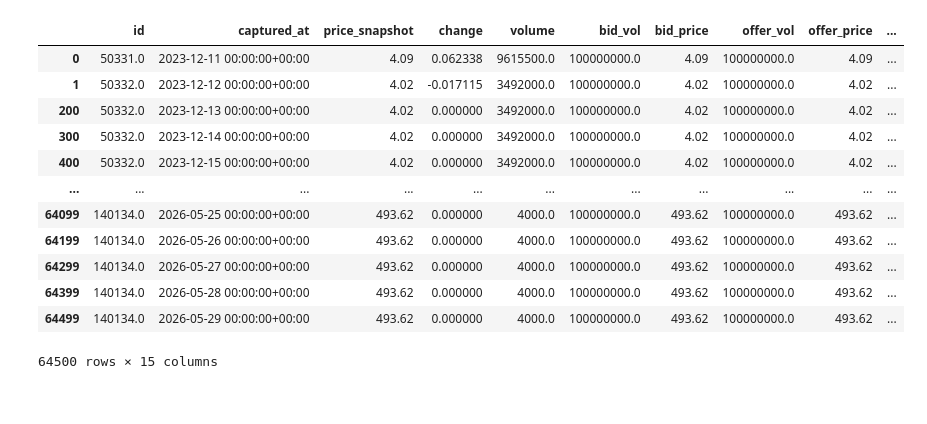
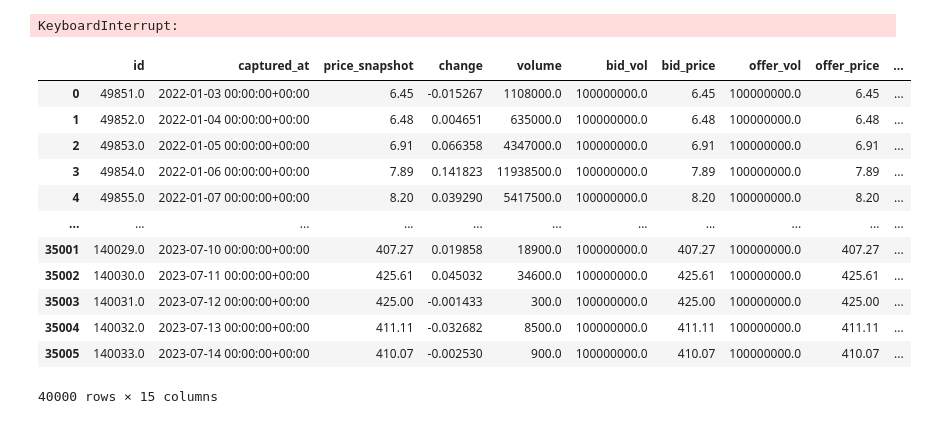
Before and after one commit to zayev123/commissionV2, a Jupyter notebook: apps/environment/service_layer/market_striker.ipynb, the cells around one changed output. Saved outputs shown, nothing was run; the diff lists cells and outputs as text; code cells hidden in the pictures.

```diff
--- a/apps/environment/service_layer/market_striker.ipynb
+++ b/apps/environment/service_layer/market_striker.ipynb
@@ -26,47 +57,50 @@ To enable the following instructions: AVX2 FMA, in other operations, rebuild Ten
 # %%
 pd.set_option('display.max_rows', None)
-pd.set_option('display.max_columns', None)
+display(dfs[2])
+# %% [output]
+KeyboardInterrupt:
 # %%
-starting_time_step = datetime(year=2023, month=12, day=11)
+nw_starting_time_step = datetime(year=2022, month=1, day=1)
 
-db_params = {
+nw_db_params = {
     'database': environ.get("POSTGRES_DB"),
     'user': environ.get("POSTGRES_USER"),
     'password': environ.get("POSTGRES_PASSWORD"),
     'host': environ.get("DB_HOST"),
     'port': environ.get("DB_PORT"),
 }
-env_config = {
-    "db_params": db_params,
-    "max_episode_steps": 900,
-    "the_current_time_step": starting_time_step,
+nw_env_config = {
+    "db_params": nw_db_params,
+    "max_episode_steps": 60,
+    "the_current_time_step": nw_starting_time_step,
     "print_output": False,
     "is_test": False,
-    "test_steps": 200,
+    "test_steps": 60,
     "n_step_stocks": 5,
     "n_step_cmmdties": 5,
     "preparing": True,
     "no_of_stocks": 100,
     "no_of_cmmdts": 14,
     "is_live": True
 }
-dformer = DataTransformer(env_config=env_config)
-dfs = dformer.create_input_dataframes()
-display(dfs[2])
-# market = MarketSimulator(env_config=env_config, data_frames=dfs)
-# market.reset()
-# print(market.the_current_time_step)
+nw_dformer = DataTransformer(env_config=nw_env_config)
+nw_dfs = nw_dformer.create_input_dataframes()
+display(nw_dfs[2])
+nw_market = MarketSimulator(env_config=env_config, data_frames=nw_dfs)
+nw_market.reset()
+nw_forest = Forester(market=nw_market)
+print(nw_market.the_current_time_step)
 # %% [output]
 |  | id | captured_at | price_snapshot | change | volume | bid_vol | bid_price | offer_vol | offer_price | ... |
-| 0 | 50331.0 | 2023-12-11 00:00:00+00:00 | 4.09 | 0.062338 | 9615500.0 | 100000000.0 | 4.09 | 100000000.0 | 4.09 | ... |
-| 1 | 50332.0 | 2023-12-12 00:00:00+00:00 | 4.02 | -0.017115 | 3492000.0 | 100000000.0 | 4.02 | 100000000.0 | 4.02 | ... |
-| 200 | 50332.0 | 2023-12-13 00:00:00+00:00 | 4.02 | 0.000000 | 3492000.0 | 100000000.0 | 4.02 | 100000000.0 | 4.02 | ... |
-| 300 | 50332.0 | 2023-12-14 00:00:00+00:00 | 4.02 | 0.000000 | 3492000.0 | 100000000.0 | 4.02 | 100000000.0 | 4.02 | ... |
-| 400 | 50332.0 | 2023-12-15 00:00:00+00:00 | 4.02 | 0.000000 | 3492000.0 | 100000000.0 | 4.02 | 100000000.0 | 4.02 | ... |
+| 0 | 49851.0 | 2022-01-03 00:00:00+00:00 | 6.45 | -0.015267 | 1108000.0 | 100000000.0 | 6.45 | 100000000.0 | 6.45 | ... |
+| 1 | 49852.0 | 2022-01-04 00:00:00+00:00 | 6.48 | 0.004651 | 635000.0 | 100000000.0 | 6.48 | 100000000.0 | 6.48 | ... |
+| 2 | 49853.0 | 2022-01-05 00:00:00+00:00 | 6.91 | 0.066358 | 4347000.0 | 100000000.0 | 6.91 | 100000000.0 | 6.91 | ... |
+| 3 | 49854.0 | 2022-01-06 00:00:00+00:00 | 7.89 | 0.141823 | 11938500.0 | 100000000.0 | 7.89 | 100000000.0 | 7.89 | ... |
+| 4 | 49855.0 | 2022-01-07 00:00:00+00:00 | 8.20 | 0.039290 | 5417500.0 | 100000000.0 | 8.20 | 100000000.0 | 8.20 | ... |
 | ... | ... | ... | ... | ... | ... | ... | ... | ... | ... | ... |
-| 64099 | 140134.0 | 2026-05-25 00:00:00+00:00 | 493.62 | 0.000000 | 4000.0 | 100000000.0 | 493.62 | 100000000.0 | 493.62 | ... |
-| 64199 | 140134.0 | 2026-05-26 00:00:00+00:00 | 493.62 | 0.000000 | 4000.0 | 100000000.0 | 493.62 | 100000000.0 | 493.62 | ... |
-| 64299 | 140134.0 | 2026-05-27 00:00:00+00:00 | 493.62 | 0.000000 | 4000.0 | 100000000.0 | 493.62 | 100000000.0 | 493.62 | ... |
-| 64399 | 140134.0 | 2026-05-28 00:00:00+00:00 | 493.62 | 0.000000 | 4000.0 | 100000000.0 | 493.62 | 100000000.0 | 493.62 | ... |
-| 64499 | 140134.0 | 2026-05-29 00:00:00+00:00 | 493.62 | 0.000000 | 4000.0 | 100000000.0 | 493.62 | 100000000.0 | 493.62 | ... |
+| 35001 | 140029.0 | 2023-07-10 00:00:00+00:00 | 407.27 | 0.019858 | 18900.0 | 100000000.0 | 407.27 | 100000000.0 | 407.27 | ... |
+| 35002 | 140030.0 | 2023-07-11 00:00:00+00:00 | 425.61 | 0.045032 | 34600.0 | 100000000.0 | 425.61 | 100000000.0 | 425.61 | ... |
+| 35003 | 140031.0 | 2023-07-12 00:00:00+00:00 | 425.00 | -0.001433 | 300.0 | 100000000.0 | 425.00 | 100000000.0 | 425.00 | ... |
+| 35004 | 140032.0 | 2023-07-13 00:00:00+00:00 | 411.11 | -0.032682 | 8500.0 | 100000000.0 | 411.11 | 100000000.0 | 411.11 | ... |
+| 35005 | 140033.0 | 2023-07-14 00:00:00+00:00 | 410.07 | -0.002530 | 900.0 | 100000000.0 | 410.07 | 100000000.0 | 410.07 | ... |
-64500 rows × 15 columns
+40000 rows × 15 columns
```
Also changed, not shown: parts of 5 cells of this notebook, 2 other files.
